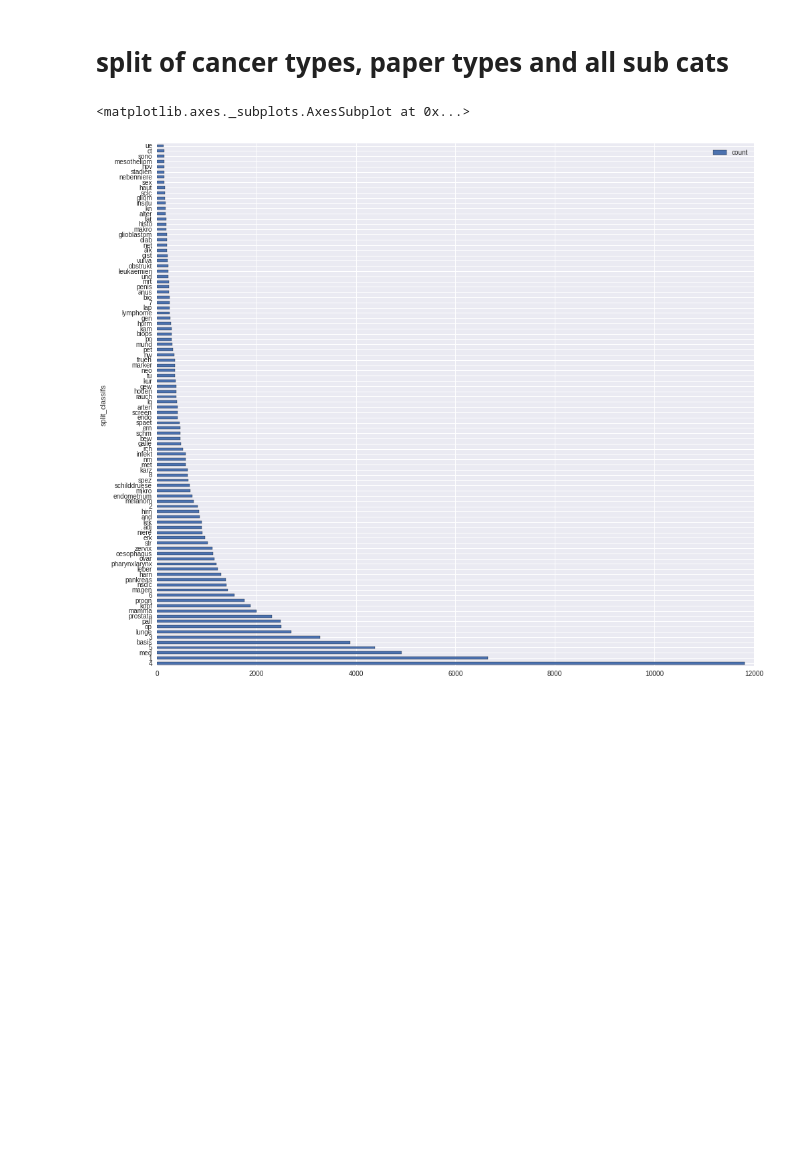
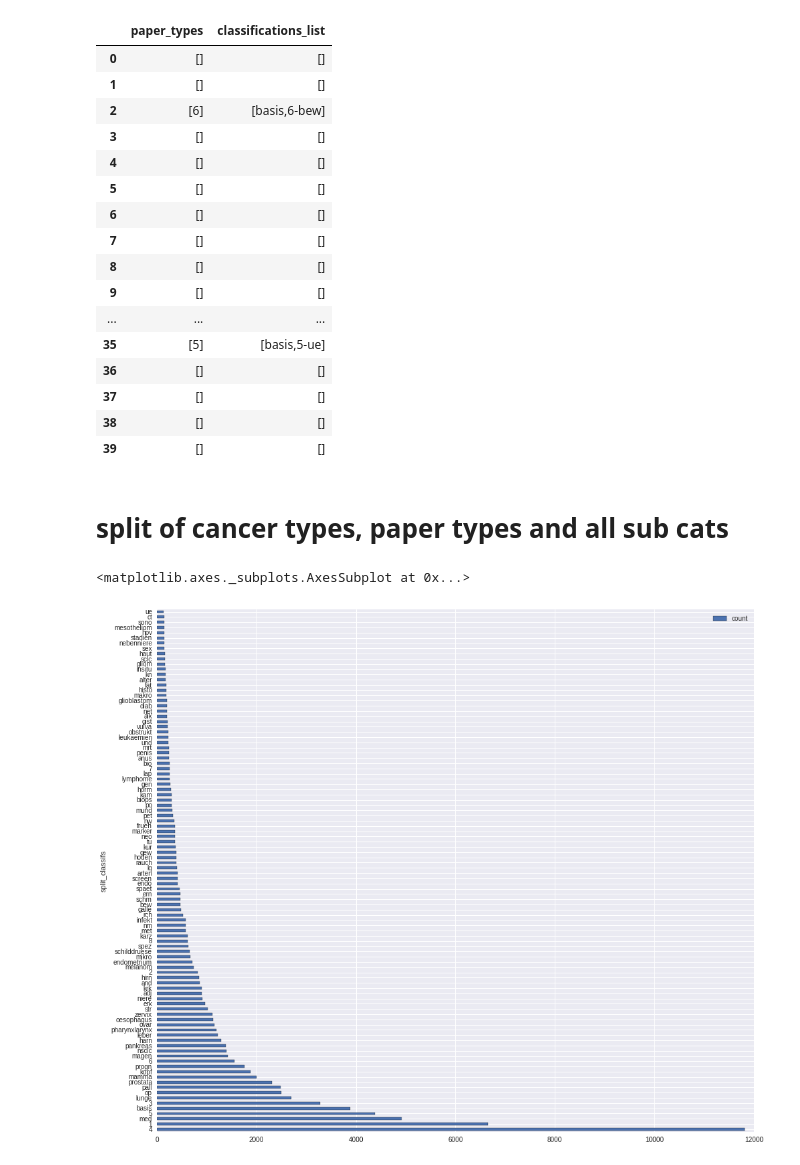
Before and after one commit to tdhd/dssg2017, a Jupyter notebook: labels.ipynb, the cells around one changed output. Saved outputs shown, nothing was run; the diff lists cells and outputs as text; code cells hidden in the pictures; blank space fills up the shorter version.

Commit message:
add paper type and cancer type extraction methods

```diff
--- a/labels.ipynb
+++ b/labels.ipynb
@@ -10,3 +10,24 @@ from labels import to_list, flat_map, classifications_list_to_cancer_paper_subs
 # %%
 df = pd.read_csv('../data/master/features/features.csv')
 df['classifications_list'] = df.apply(lambda row: to_list(row, 'classifications'), axis=1)
+# %%
+# def cancer_types_from(classifications_list):
+#     '''
+#     given classifications list, extract (possibly more than one) cancer type
+#     use like:
+#         df['classifications_list'] = df.apply(lambda row: to_list(row, 'classifications'), axis=1)
+#         df['classifications_list'].apply(cancer_types_from)
+#     '''
+#     import re
+#     def extract(t):
+#         s = re.search('(.*),\d.*', t, re.IGNORECASE)
+#         if s:
+#             return s.group(1).split(",")
+#         else:
+#             return []
+#     l = map(extract, classifications_list)
+#     l = [item for sublist in l for item in sublist]
+#     return list(set(l))
+
+df['cancer_types'] = df['classifications_list'].apply(cancer_types_from)
+df['cancer_types'].head(30)
@@ -13,3 +52,24 @@ df['classifications_list'] = df.apply(lambda row: to_list(row, 'classifications'
+# %%
+df['paper_types'] = df['classifications_list'].apply(paper_types_from)
+df[['paper_types', 'classifications_list']].head(40)
+# %% [output]
+|  | paper_types | classifications_list |
+| 0 | [] | [] |
+| 1 | [] | [] |
+| 2 | [6] | [basis,6-bew] |
+| 3 | [] | [] |
+| 4 | [] | [] |
+| 5 | [] | [] |
+| 6 | [] | [] |
+| 7 | [] | [] |
+| 8 | [] | [] |
+| 9 | [] | [] |
+| ... | ... | ... |
+| 35 | [5] | [basis,5-ue] |
+| 36 | [] | [] |
+| 37 | [] | [] |
+| 38 | [] | [] |
+| 39 | [] | [] |
 # %% [markdown]
 # split of cancer types, paper types and all sub cats
 # %%
```
Also changed, not shown: parts of 2 cells of this notebook, 2 other files.
